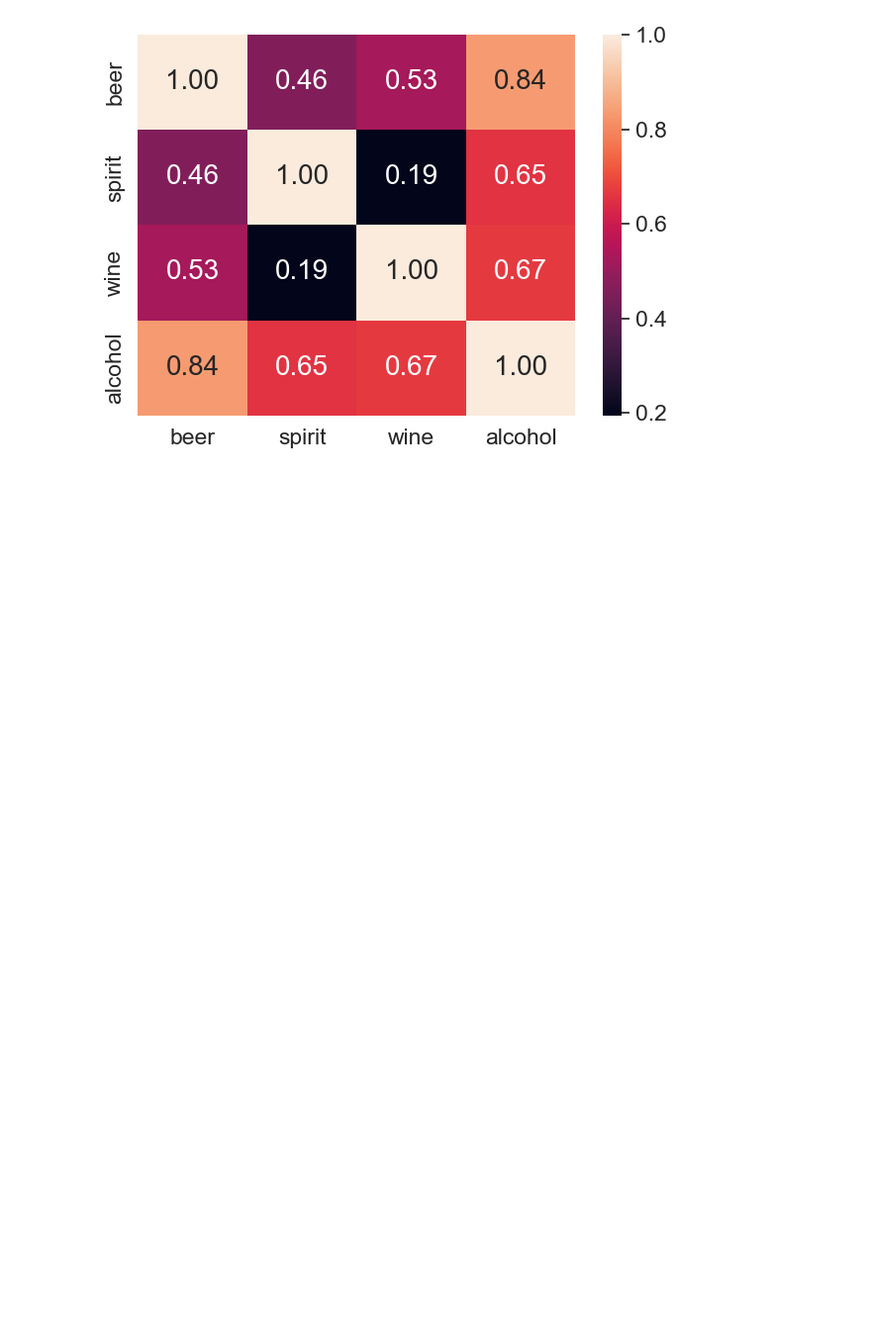
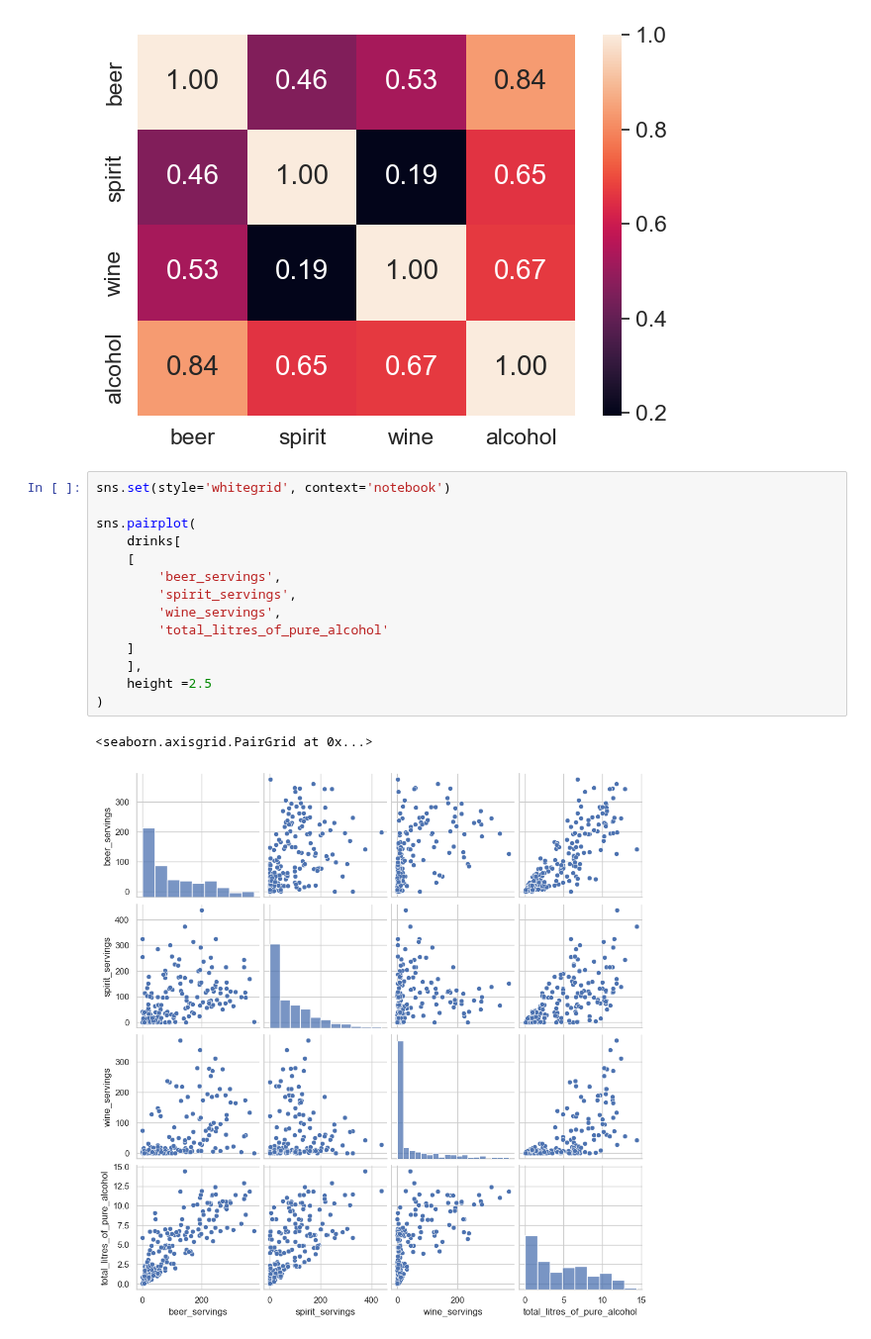
Before and after one commit to sejinhwang97ko/2023prac, a Jupyter notebook: 20230406/03.matplot.ipynb, the cells around one changed output. Shown at 99% size. Drawn from its saved outputs; the diff is of its cells as text; blank space fills up the shorter version.

```diff
--- a/20230406/03.matplot.ipynb
+++ b/20230406/03.matplot.ipynb
@@ -116,3 +116,20 @@ plt.tight_layout()
 plt.show()
 # %% [output]
 [figure]
+# %%
+sns.set(style='whitegrid', context='notebook')
+
+sns.pairplot(
+    drinks[
+    [
+        'beer_servings',
+        'spirit_servings',
+        'wine_servings',
+        'total_litres_of_pure_alcohol'
+    ]
+    ],
+    height =2.5
+)
+# %% [output]
+<seaborn.axisgrid.PairGrid at 0x...>
+[figure, added]
```
